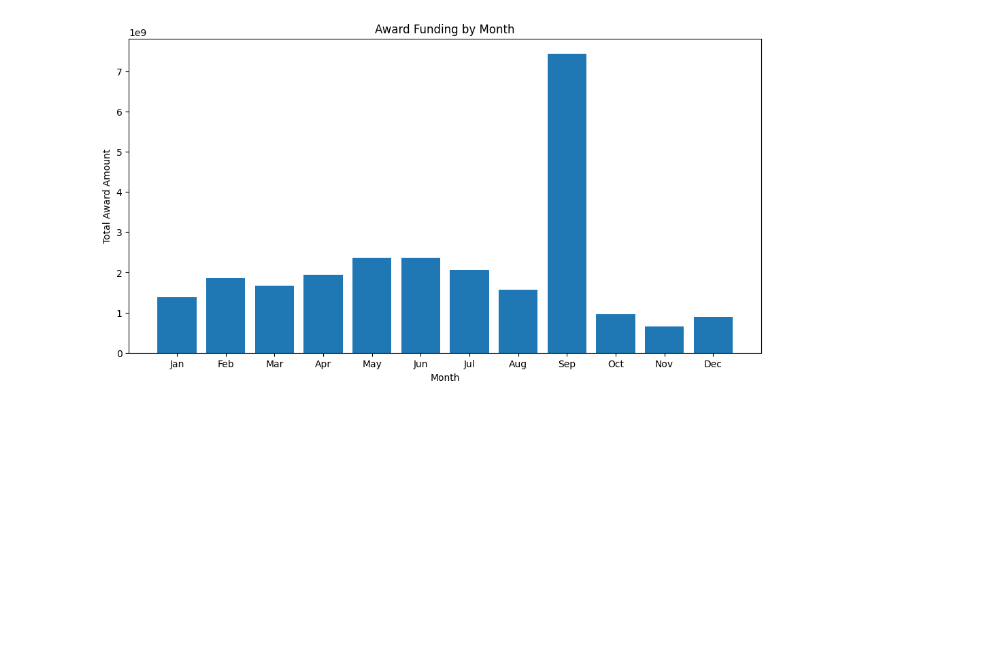
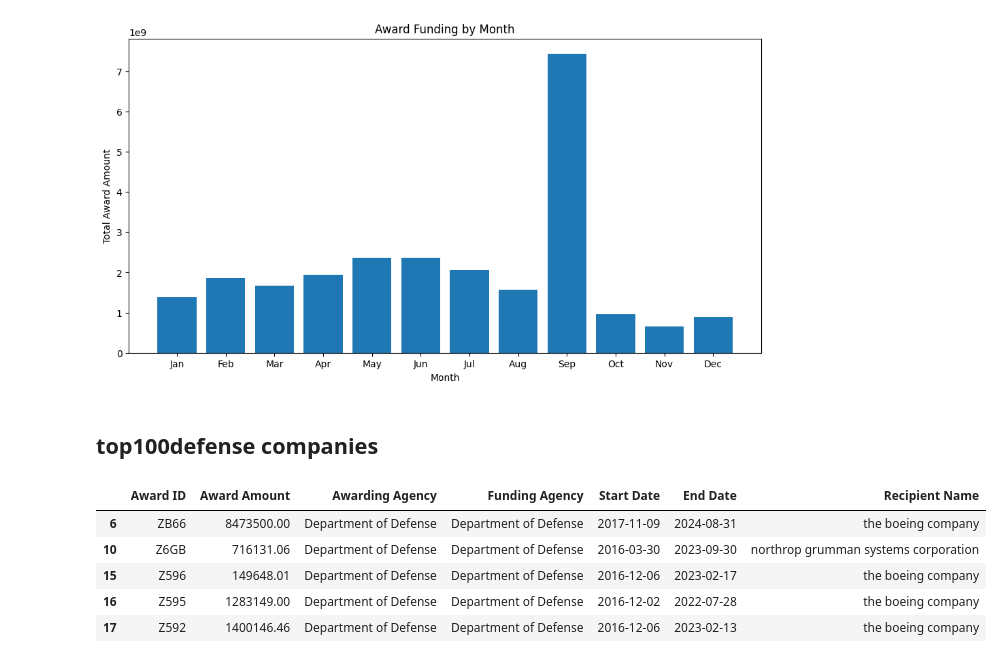
Before and after one commit to rishi-gurjar/spending-tracking, a Jupyter notebook: analyze_awards.ipynb, the cells around one changed output. Saved outputs shown, nothing was run; the diff lists cells and outputs as text; code cells hidden in the pictures; blank space fills up the shorter version.

```diff
--- a/analyze_awards.ipynb
+++ b/analyze_awards.ipynb
@@ -74,3 +58,47 @@ plt.xticks(range(1, 13), ['Jan', 'Feb', 'Mar', 'Apr', 'May', 'Jun', 'Jul', 'Aug'
 plt.show()
 # %% [output]
 [figure]
+# %% [markdown]
+## top100defense companies
+# %%
+
+df2 = pd.read_csv('top100defense.csv')
+
+company_names = df2['Company'].tolist()
+company_names = [name.lower() for name in company_names]
+
+df['Recipient Name'] = df['Recipient Name'].str.lower()
+
+# Define a function to perform fuzzy matching between two strings
+def fuzzy_match(query, choices):
+    max_score = 0
+    best_match = None
+    for choice in choices:
+        score = fuzz.ratio(query, choice)
+        if score > max_score:
+            max_score = score
+            best_match = choice
+    return best_match
+
+# Define a function to find the best match for each company name in the first dataset
+def find_best_match(company_name):
+    matches = df['Recipient Name'].tolist()
+    best_match = fuzzy_match(company_name, matches)
+    return best_match
+
+# Find the best match for each company name in the first dataset
+best_matches = [find_best_match(name) for name in company_names]
+
+#print(best_matches) # Somewhat accurate list of top 100 publicly traded defense companies that got DoD contracts in the given range.
+
+
+filtered_df = df[(df['Recipient Name'].isin(best_matches)) & (df['Funding Agency'] == 'Department of Defense')]
+# %%
+filtered_df.head(5)
+# %% [output]
+|  | Award ID | Award Amount | Awarding Agency | Funding Agency | Start Date | End Date | Recipient Name |
+| 6 | ZB66 | 8473500.00 | Department of Defense | Department of Defense | 2017-11-09 | 2024-08-31 | the boeing company |
+| 10 | Z6GB | 716131.06 | Department of Defense | Department of Defense | 2016-03-30 | 2023-09-30 | northrop grumman systems corporation |
+| 15 | Z596 | 149648.01 | Department of Defense | Department of Defense | 2016-12-06 | 2023-02-17 | the boeing company |
+| 16 | Z595 | 1283149.00 | Department of Defense | Department of Defense | 2016-12-02 | 2022-07-28 | the boeing company |
+| 17 | Z592 | 1400146.46 | Department of Defense | Department of Defense | 2016-12-06 | 2023-02-13 | the boeing company |
```
Also changed, not shown: parts of 1 cell of this notebook, 1 other file.
